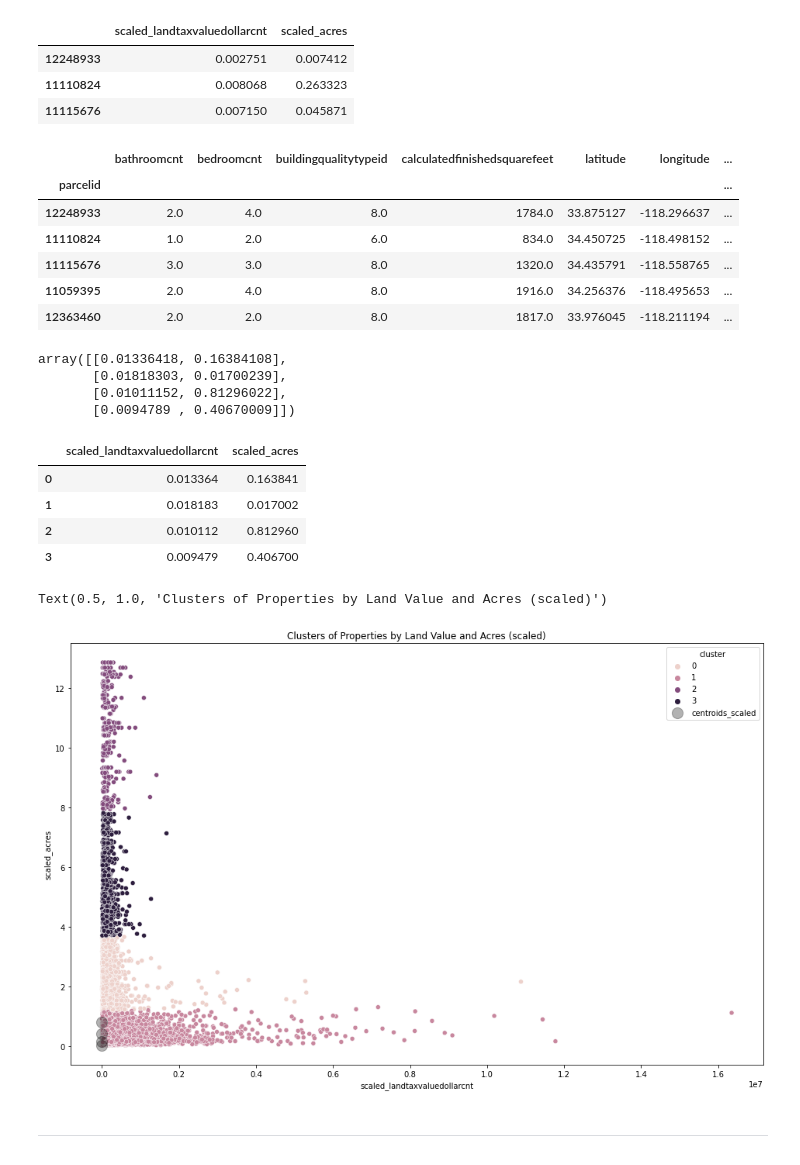
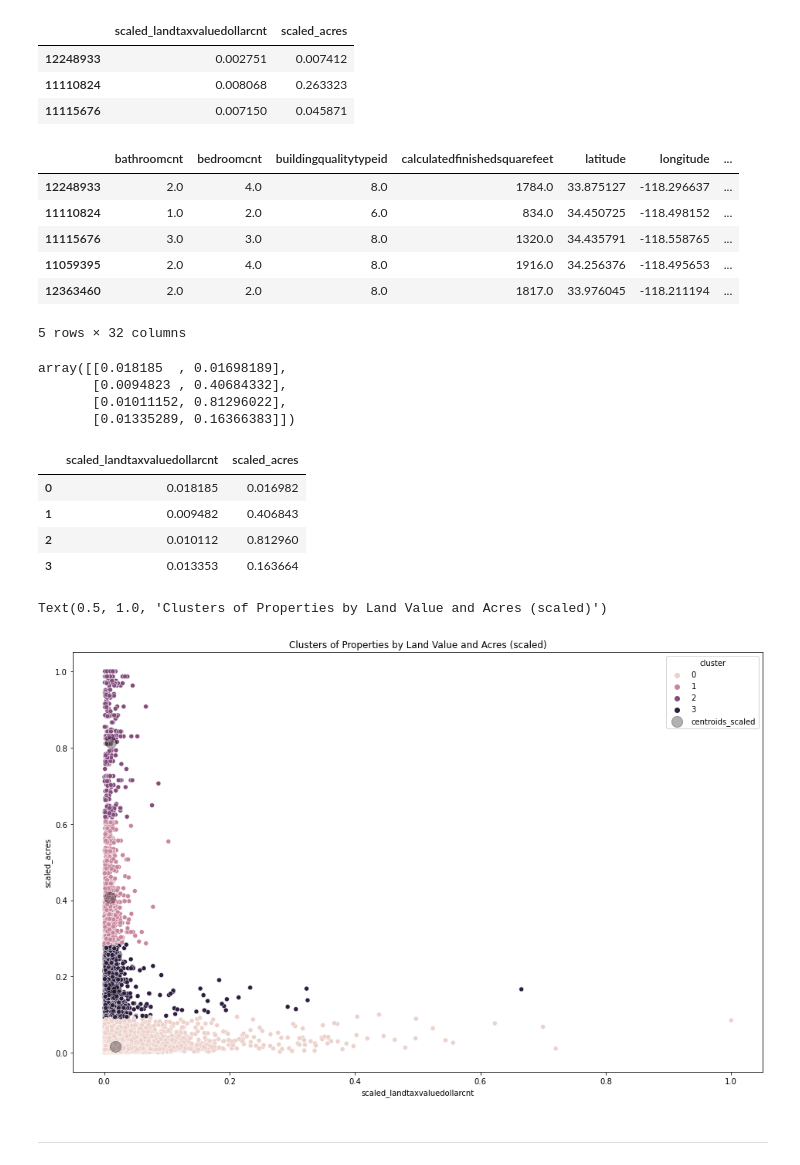
Before and after one commit to Gabriela-and-Justin/Zillow-Clustering-Project, a Jupyter notebook: justin_clustering_exploration.ipynb, the cells around one changed output. Drawn from its saved outputs; the diff is of its cells as text; code cells hidden in the pictures.

```diff
--- a/justin_clustering_exploration.ipynb
+++ b/justin_clustering_exploration.ipynb
@@ -47,4 +47,4 @@ df_la.shape
 #Split LA County Data Frame into train, validate, test, etc...
 partitions = explore.split(df_la, target_var='logerror')
 train = partitions[0]
-train.shape
+partitions[0] = train
@@ -79 +87,3 @@ for i in range(len(X)):
+# %%
+X_train = X[0]
 # %%
@@ -118,46 +169,46 @@ kmeans.fit(X)
 # Use (predict using) the thing
 kmeans.predict(X)
 
-# make a new column names cluster in X_train and X[0] dataframe
+# make a new column names cluster in X_train and X dataframe
 X_train['cluster'] = kmeans.predict(X)
-#X['cluster'] = kmeans.predict(X)
+#X[0]['cluster'] = kmeans.predict(X)
 
 X_train.head()
 # %% [output]
 |  | bathroomcnt | bedroomcnt | buildingqualitytypeid | calculatedfinishedsquarefeet | latitude | longitude | ... |
-| parcelid |  |  |  |  |  |  | ... |
 | 12248933 | 2.0 | 4.0 | 8.0 | 1784.0 | 33.875127 | -118.296637 | ... |
 | 11110824 | 1.0 | 2.0 | 6.0 | 834.0 | 34.450725 | -118.498152 | ... |
 | 11115676 | 3.0 | 3.0 | 8.0 | 1320.0 | 34.435791 | -118.558765 | ... |
 | 11059395 | 2.0 | 4.0 | 8.0 | 1916.0 | 34.256376 | -118.495653 | ... |
 | 12363460 | 2.0 | 2.0 | 8.0 | 1817.0 | 33.976045 | -118.211194 | ... |
+5 rows × 32 columns
 # %%
 # Cluster Centers aka centroids - THE OUTPUT IS SCALED (NOTE THIS FOR PLOTTING)
 kmeans.cluster_centers_
 # %% [output]
-array([[0.01336418, 0.16384108],
-       [0.01818303, 0.01700239],
+array([[0.018185  , 0.01698189],
+       [0.0094823 , 0.40684332],
        [0.01011152, 0.81296022],
-       [0.0094789 , 0.40670009]])
+       [0.01335289, 0.16366383]])
 # %%
 # Make a dataframe
 centroids_scaled = pd.DataFrame(kmeans.cluster_centers_, columns = X.columns)
 centroids_scaled
 # %% [output]
 |  | scaled_landtaxvaluedollarcnt | scaled_acres |
-| 0 | 0.013364 | 0.163841 |
-| 1 | 0.018183 | 0.017002 |
+| 0 | 0.018185 | 0.016982 |
+| 1 | 0.009482 | 0.406843 |
 | 2 | 0.010112 | 0.812960 |
-| 3 | 0.009479 | 0.406700 |
+| 3 | 0.013353 | 0.163664 |
 # %%
 plt.figure(figsize=(16,10))
 
-sns.scatterplot(x='landtaxvaluedollarcnt', y='acres', data=X_train, hue='cluster')
+sns.scatterplot(x='scaled_landtaxvaluedollarcnt', y='scaled_acres', data=X_train, hue='cluster')
 
 # plot cluster centers (centroids)
 centroids_scaled.plot.scatter(x='scaled_landtaxvaluedollarcnt', y='scaled_acres', ax=plt.gca(), color='k', alpha = 0.3, s = 200, marker = 'o', label = 'centroids_scaled')
 
 plt.title('Clusters of Properties by Land Value and Acres (scaled)')
 # %% [output]
 Text(0.5, 1.0, 'Clusters of Properties by Land Value and Acres (scaled)')
-[figure, old version]
+[figure, new version]
```
Also changed, not shown: parts of 64 cells of this notebook.
